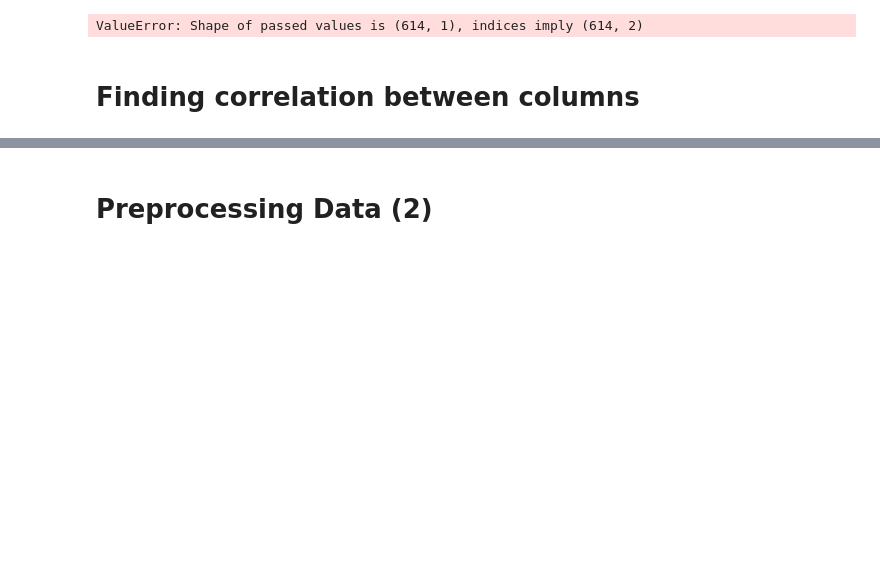
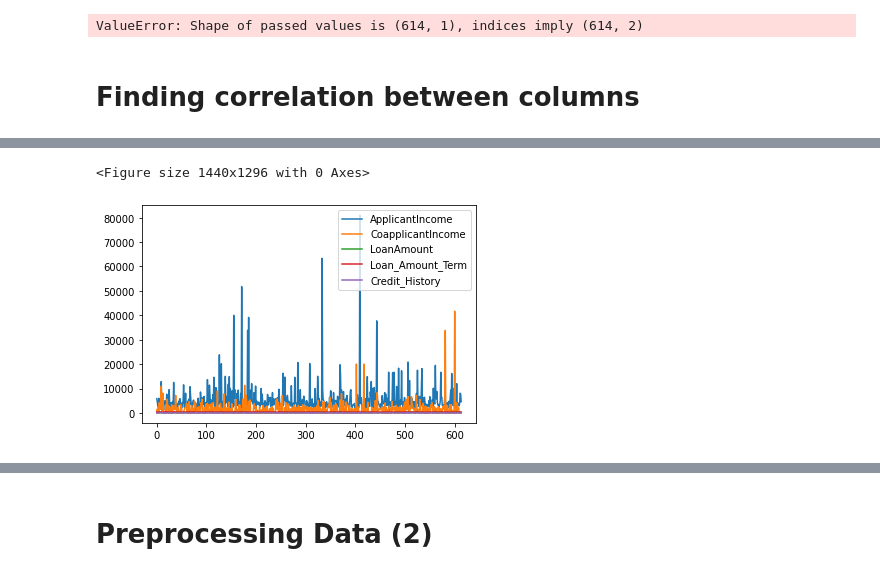
Before and after one commit to imeugeneco/chonggakkimchi, a Jupyter notebook: loan-prediction/Untitled.ipynb, the cells around one changed output, grey strips where cells are left out. Drawn from its saved outputs; the diff is of its cells as text; code cells hidden in the pictures; blank space fills up the shorter version.

```diff
--- a/loan-prediction/Untitled.ipynb
+++ b/loan-prediction/Untitled.ipynb
@@ -171,0 +238,5 @@ dtype: object
+# %%
+sns.
+# %% [output]
+<Figure size 1440x1296 with 0 Axes>
+[figure, added]
```
Also changed, not shown: parts of 17 cells of this notebook.
